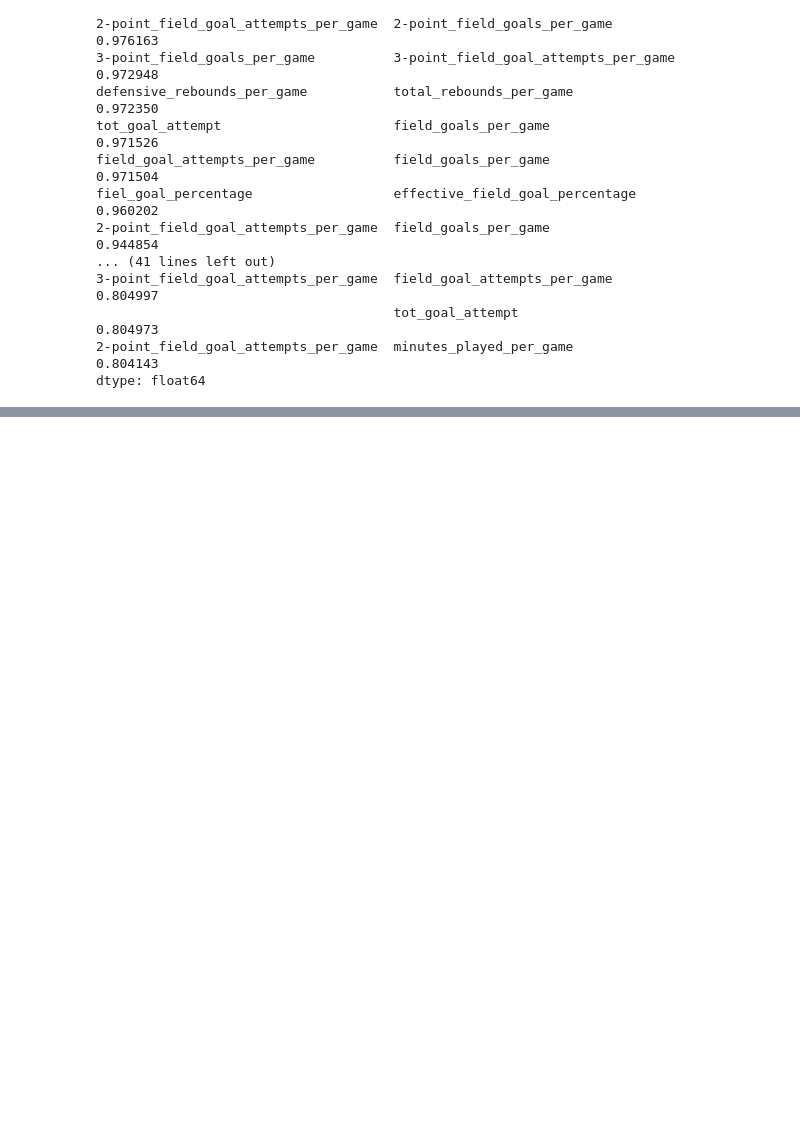
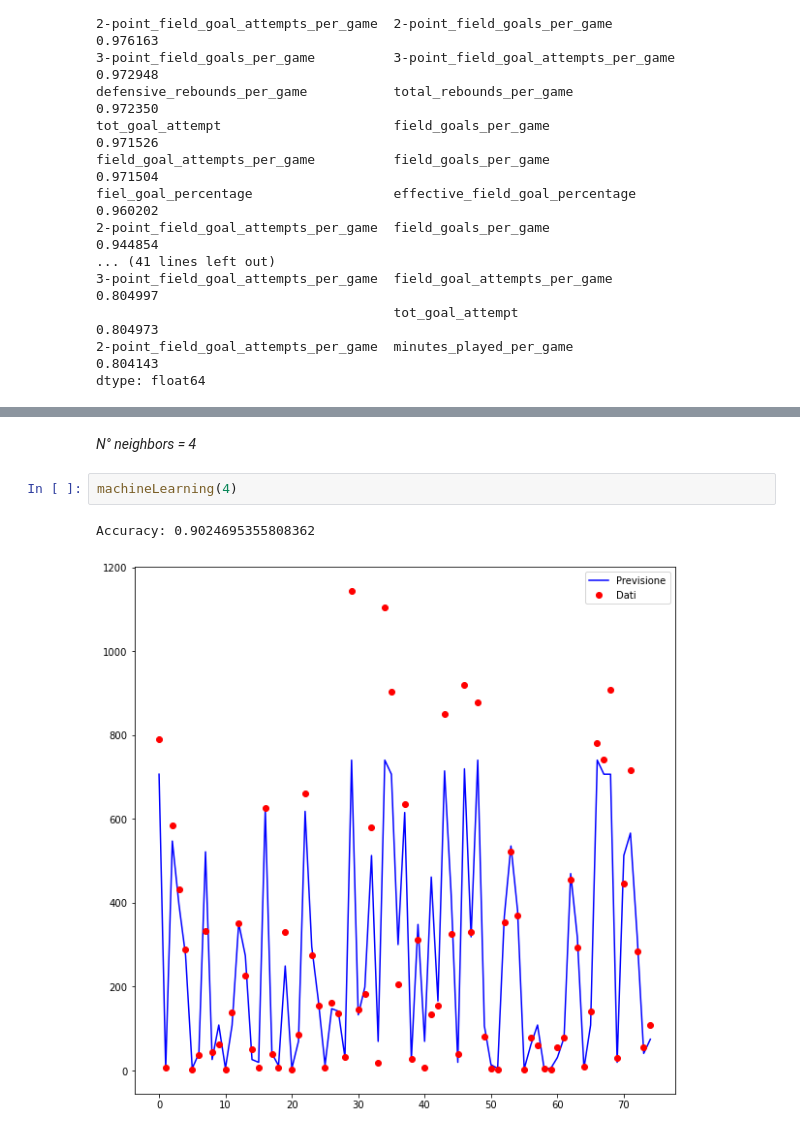
Before and after one commit to AndreCant/MWTDataScience, a Jupyter notebook: notebook.ipynb, the cells around one changed output, grey strips where cells are left out. Saved outputs shown, nothing was run; the diff lists cells and outputs as text; blank space fills up the shorter version.

```diff
--- a/notebook.ipynb
+++ b/notebook.ipynb
@@ -546,0 +598,7 @@ Accuracy: 0.8434532267997473
+# %% [markdown]
+_N° neighbors = 4_
+# %%
+machineLearning(4)
+# %% [output]
+Accuracy: 0.9024695355808362
+[figure, added]
```
Also changed, not shown: parts of 20 cells of this notebook, 1 other file.
